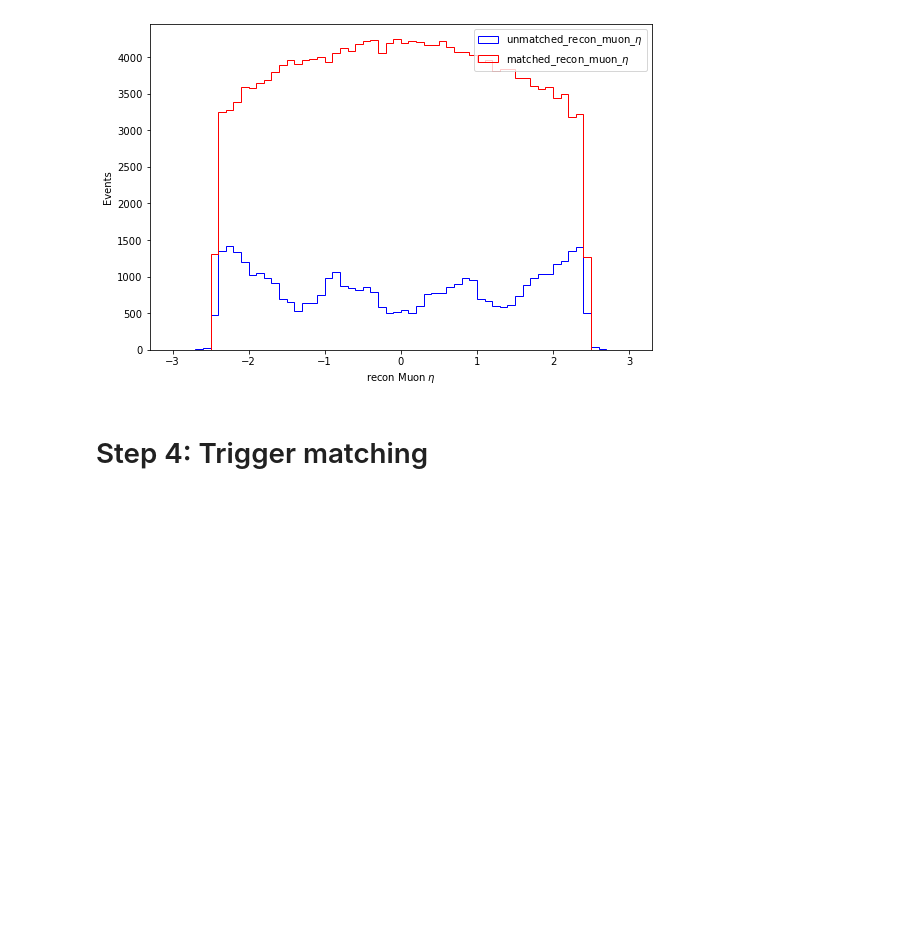
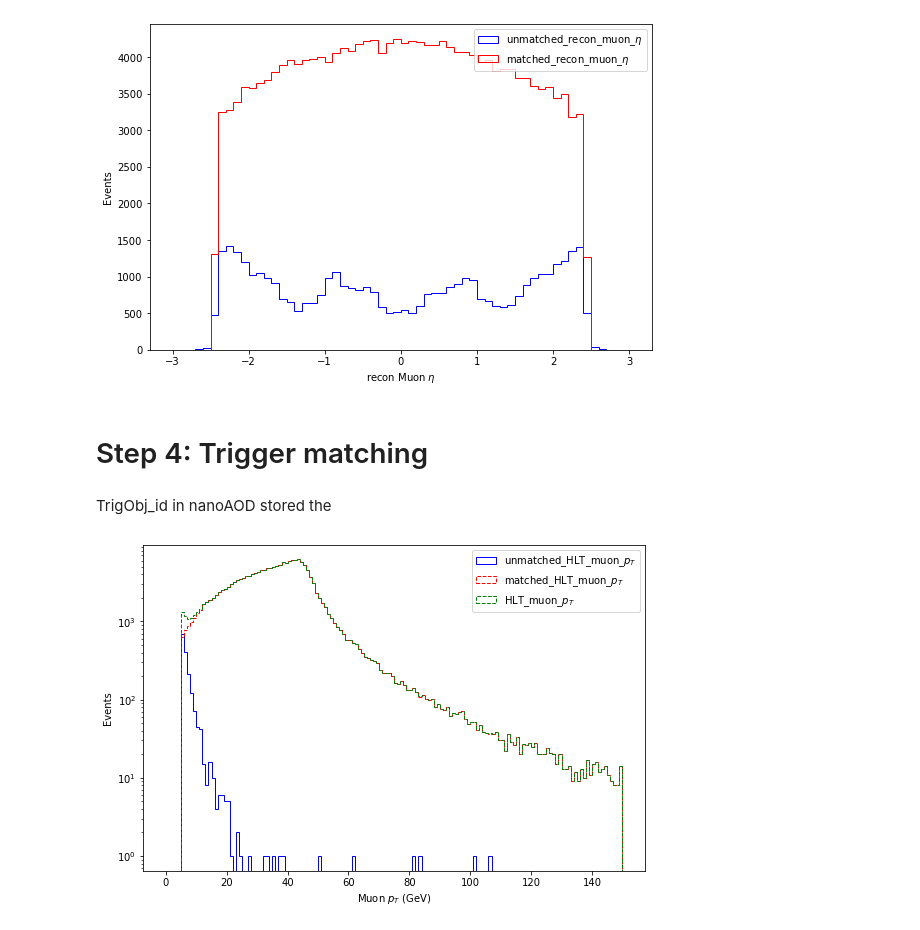
Before and after one commit to Taiantuia/MuonHATSatLPC2020, a Jupyter notebook: Exercise-1-Introduction.ipynb, the cells around one changed output. Saved outputs shown, nothing was run; the diff lists cells and outputs as text; code cells hidden in the pictures; blank space fills up the shorter version.

```diff
--- a/Exercise-1-Introduction.ipynb
+++ b/Exercise-1-Introduction.ipynb
@@ -221,3 +226,36 @@ Text(0, 0.5, 'Events')
 [figure]
 # %% [markdown]
 # Step 4: Trigger matching
+# %% [markdown]
+TrigObj_id in nanoAOD stored the
+# %%
+hlt_pt, hlt_eta, hlt_phi, hlt_id= file.arrays(["TrigObj_pt", "TrigObj_eta", "TrigObj_phi", "TrigObj_id"], outputtype=tuple)
+# %%
+hltmuon_mask=abs(hlt_id)==13
+# %%
+hltmuon_genpartidx_deltar=[]
+
+for genetas, genphis, etas, phis in zip(genpart_eta, genpart_phi, hlt_eta[hltmuon_mask], hlt_phi[hltmuon_mask]):
+  idx=[]
+  for eta, phi in zip(etas, phis):
+    deltar=deltaR(genetas, eta, genphis, phi)
+    if deltar.min()<0.1:
+        idx.append(deltar.argmin())
+    else:
+        idx.append(-1)
+  hltmuon_genpartidx_deltar.append(idx)
+# %%
+hltmuon_genpartidx_deltar=ak.fromiter(hltmuon_genpartidx_deltar)
+hltmasking_nogenmatch=(hltmuon_genpartidx_deltar==-1)
+hltmasking_genmatched=(hltmuon_genpartidx_deltar!=-1)
+# %%
+plt.figure(figsize=(9,6))
+plt.hist(hlt_pt[hltmuon_mask][hltmasking_nogenmatch].flatten(), bins=150, range=[0,150], histtype='step', color='blue', label='unmatched_HLT_muon_$p_T$')
+plt.hist(hlt_pt[hltmuon_mask][hltmasking_genmatched].flatten(), bins=150, range=[0,150], histtype='step', color='red', linestyle=('dashed'), label='matched_HLT_muon_$p_T$')
+plt.hist(hlt_pt[hltmuon_mask].flatten(), bins=150, range=[0,150], histtype='step', color='green',linestyle=('dashed'), label='HLT_muon_$p_T$')
+plt.legend()
+plt.xlabel(r'Muon $p_T$ (GeV)')
+plt.ylabel('Events')
+plt.yscale('log')
+# %% [output]
+[figure, added]
```
Also changed, not shown: parts of 4 cells of this notebook.
